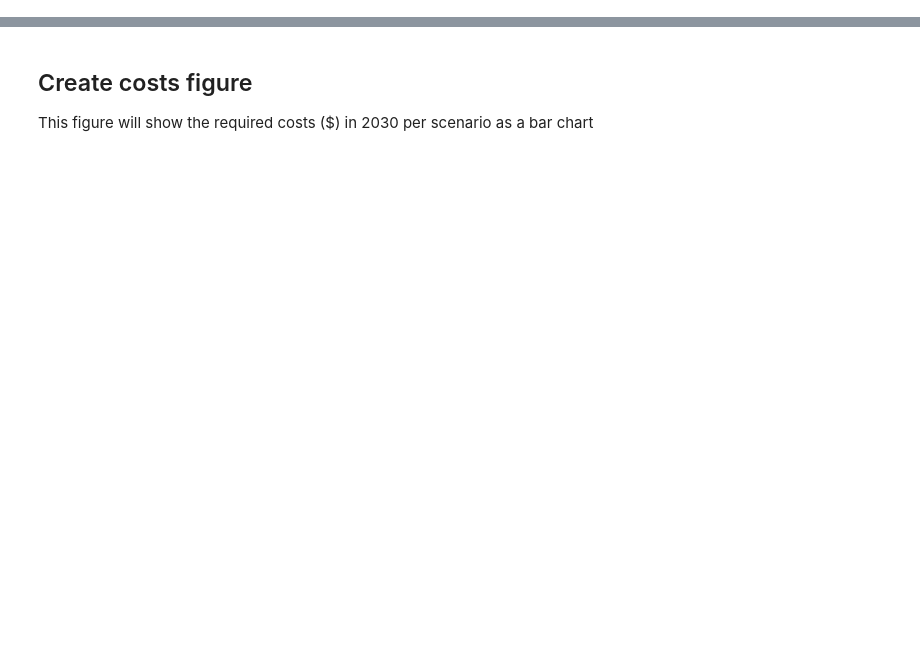
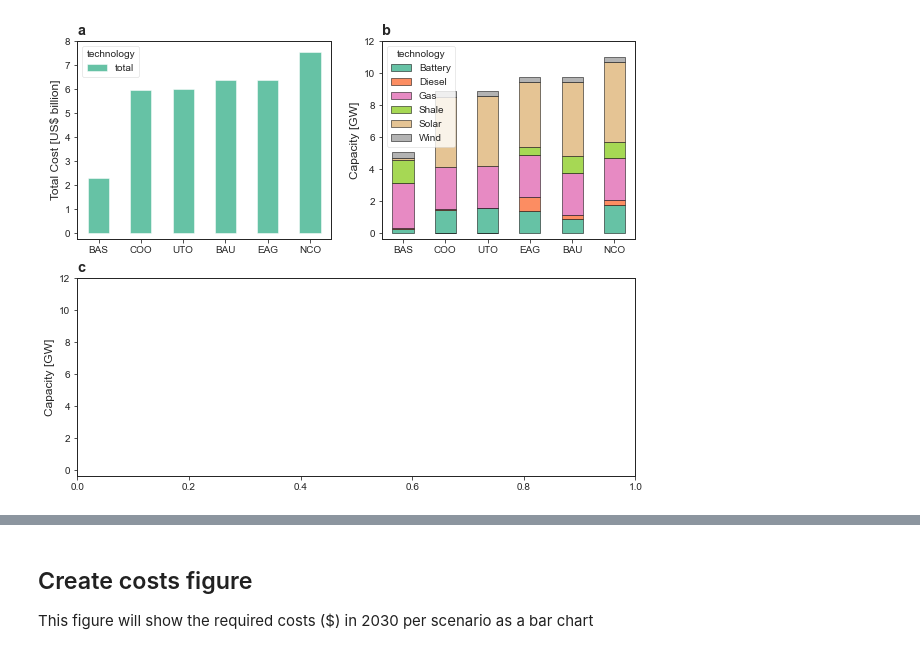
Before and after one commit to amanmajid/nextra, a Jupyter notebook: analysis/icae-results.ipynb, the cells around one changed output, grey strips where cells are left out. Saved outputs shown, nothing was run; the diff lists cells and outputs as text; code cells hidden in the pictures; blank space fills up the shorter version.

```diff
--- a/analysis/icae-results.ipynb
+++ b/analysis/icae-results.ipynb
@@ -1,21 +1,9 @@
 # %%
-import os
-import seaborn as sns
-import matplotlib.pyplot as plt
-
-import warnings
-warnings.filterwarnings('ignore')
-
-import sys
-sys.path.append('../')
-
-from infrasim.optimise import *
-from infrasim.utils import *
-
+import pickle
 import matplotlib as mpl
 
-mpl.rcParams['ytick.direction'] = 'in'
-mpl.rcParams['xtick.direction'] = 'in'
+mpl.rcParams['ytick.direction'] = 'out'
+mpl.rcParams['xtick.direction'] = 'out'
 mpl.rcParams['font.family']      = 'Arial'
 # %%
 # SUBFUNCTIONS
@@ -130,0 +92,61 @@ results[sce].plot_flows_sankey(height=500,title=sce)
+# %%
+hls_colours = sns.color_palette("Set2", as_cmap=True)
+
+costs = merge_cost_data(results)
+
+costs = costs.pivot_table(index=['scenario'],
+                          columns=['technology'],
+                          values='totex')
+
+costs['total'] = costs.sum(axis=1)
+costs = costs.reset_index(drop=False)
+costs = costs[['scenario','total']]
+costs = costs.sort_values('total')
+costs['total'] = costs['total'].divide(10**9)
+
+# run function
+capacities = merge_capacity_data(results)
+# convert to gw
+#capacities['value'] = capacities['value'].apply(lambda row: mw_to_gw(row))
+# pivot for bar chart
+capacities = capacities.pivot_table(index=['scenario'],
+                                    columns=['technology'],
+                                    values='value')
+# sort by ascending
+capacities['total'] = capacities.sum(axis=1)
+capacities = capacities.sort_values("total").drop('total',axis=1)
+capacities = capacities.drop(['Coal','Gas Reservoir'],axis=1)
+
+
+
+
+
+plt.figure(figsize=(10, 8))
+ax1 = plt.subplot(2,2,1)
+ax2 = plt.subplot(2,2,2)
+ax3 = plt.subplot(2,1,2)
+
+sns.set_style("ticks")
+costs.set_index('scenario').plot.bar(ax=ax1,color=hls_colours.colors[0],rot=0)
+ax1.set_xlabel('')
+ax1.set_ylabel('Total Cost [US$ billion]')
+ax1.set_ylim([-8*0.03,8])
+ax1.set_title('a',fontweight='bold',loc='left')
+
+capacities.divide(1000).plot.bar(stacked=True,rot=0,ax=ax2,
+                                 cmap=hls_colours,edgecolor='black')
+
+ax2.set_xlabel('')
+ax2.set_ylabel('Capacity [GW]')
+ax2.set_title('b',fontweight='bold',loc='left')
+ax2.set_ylim([-12*0.03,12])
+
+
+ax3.set_xlabel('')
+ax3.set_ylabel('Capacity [GW]')
+ax3.set_title('c',fontweight='bold',loc='left')
+ax3.set_ylim([-12*0.03,12])
+
+f.savefig('../outputs/figures/scenario_analysis.pdf',bbox_inches='tight')
+# %% [output]
+[figure, added]
```
Also changed, not shown: parts of 23 cells of this notebook, 23 other files.
